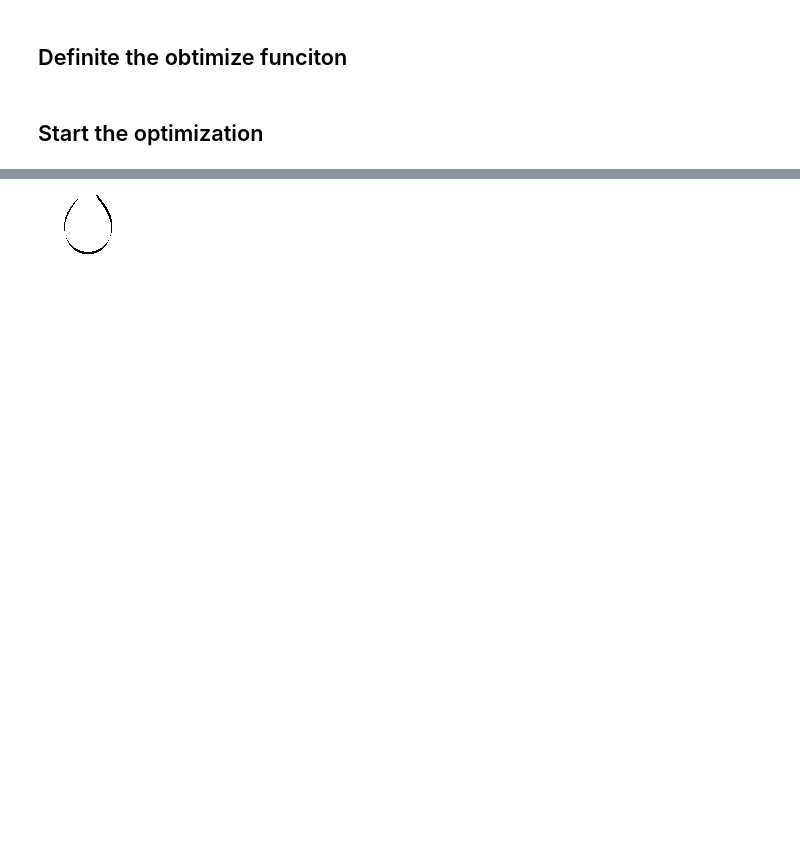
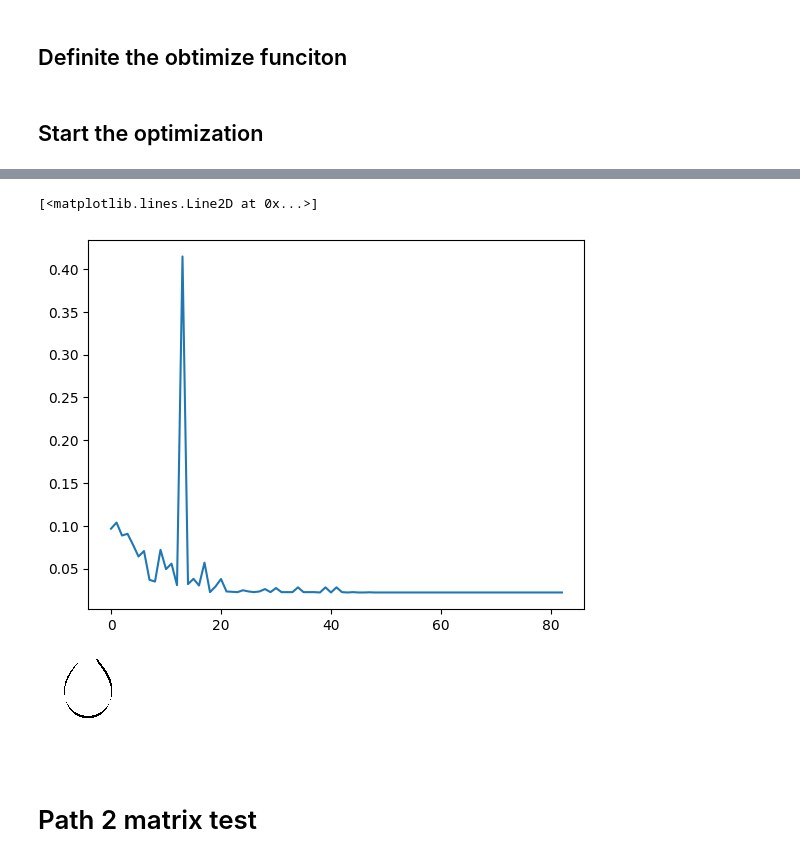
Before and after one commit to Lomolanisgo/Bayesian_PendantDrop_Tensiometry, a Jupyter notebook: adjust_parameter_v4.ipynb, the cells around one changed output, grey strips where cells are left out. Saved outputs shown, nothing was run; the diff lists cells and outputs as text; code cells hidden in the pictures; blank space fills up the shorter version.

```diff
--- a/adjust_parameter_v4.ipynb
+++ b/adjust_parameter_v4.ipynb
@@ -218,6 +244,13 @@ MemoryError:
+# %%
+plt.plot(losts)
+# %% [output]
+[<matplotlib.lines.Line2D at 0x...>]
+[figure, added]
 # %%
 x=np.asarray((73,16))
 C,lost=obtimize_v3(sv=x,output=2)
 Image.fromarray(np.uint8(C))
 # %% [output]
 [figure]
+# %% [markdown]
+# Path 2 matrix test
```
Also changed, not shown: parts of 16 cells of this notebook.
